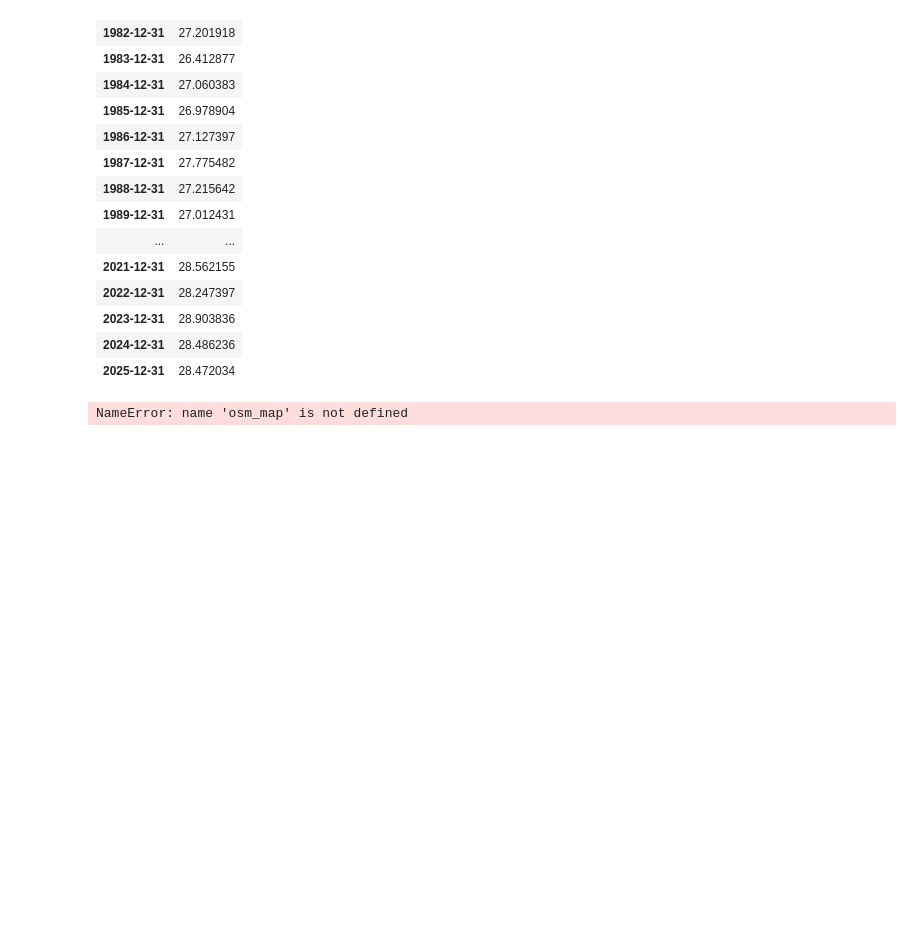
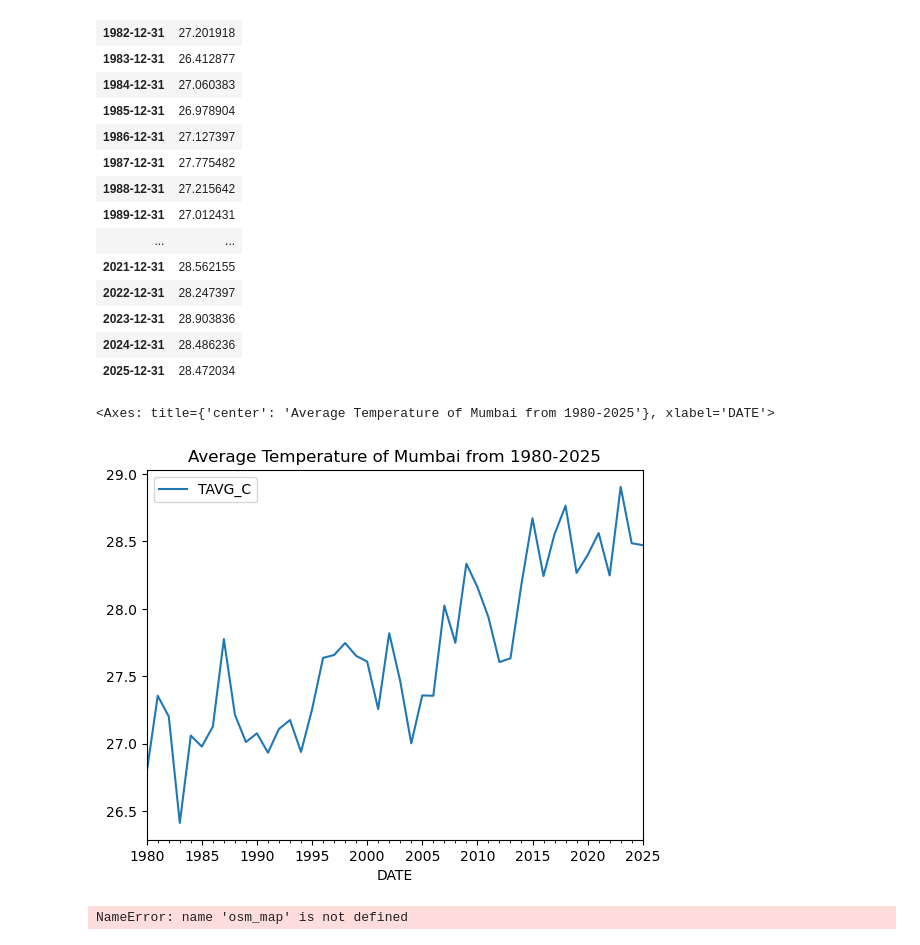
Before and after one commit to cu-esiil-edu/01-climate-gaurav-jojo, a Jupyter notebook: notebooks/Climate-gaurav.ipynb, the cells around one changed output. Cells and saved outputs as stored; diff of their text form; code cells hidden in the pictures; blank space fills up the shorter version.

Commit message:
graph plotted

```diff
--- a/notebooks/Climate-gaurav.ipynb
+++ b/notebooks/Climate-gaurav.ipynb
@@ -105,6 +105,11 @@ ann_mean_temp_df
 | 2023-12-31 | 28.903836 |
 | 2024-12-31 | 28.486236 |
 | 2025-12-31 | 28.472034 |
+# %%
+ann_mean_temp_df.plot(title='Average Temperature of Mumbai from 1980-2025')
+# %% [output]
+<Axes: title={'center': 'Average Temperature of Mumbai from 1980-2025'}, xlabel='DATE'>
+[figure, added]
 # %%
 climate_df = pd.read_csv(
     "boulder_daily_climate.csv",
```
